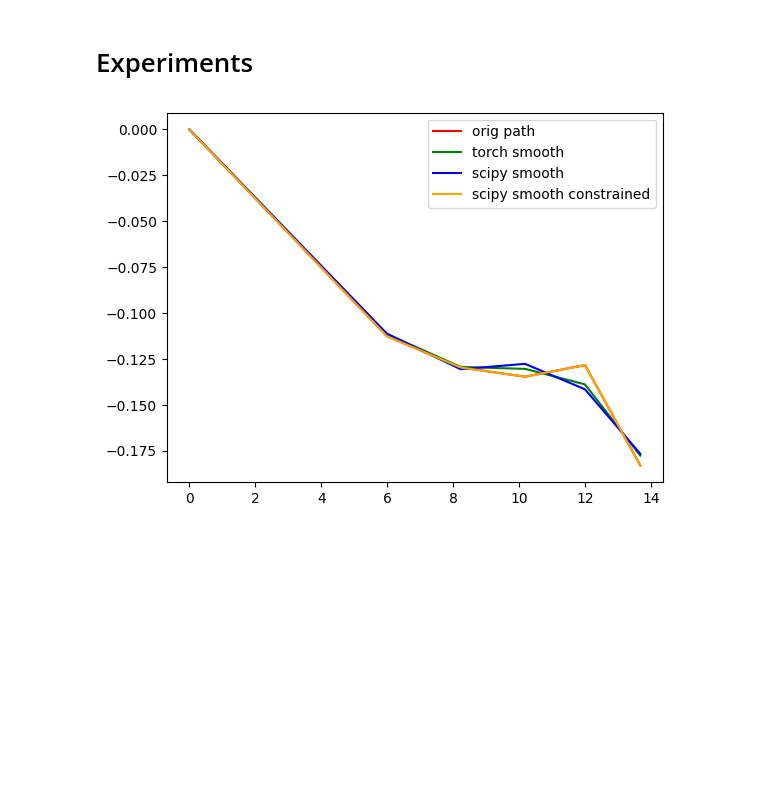
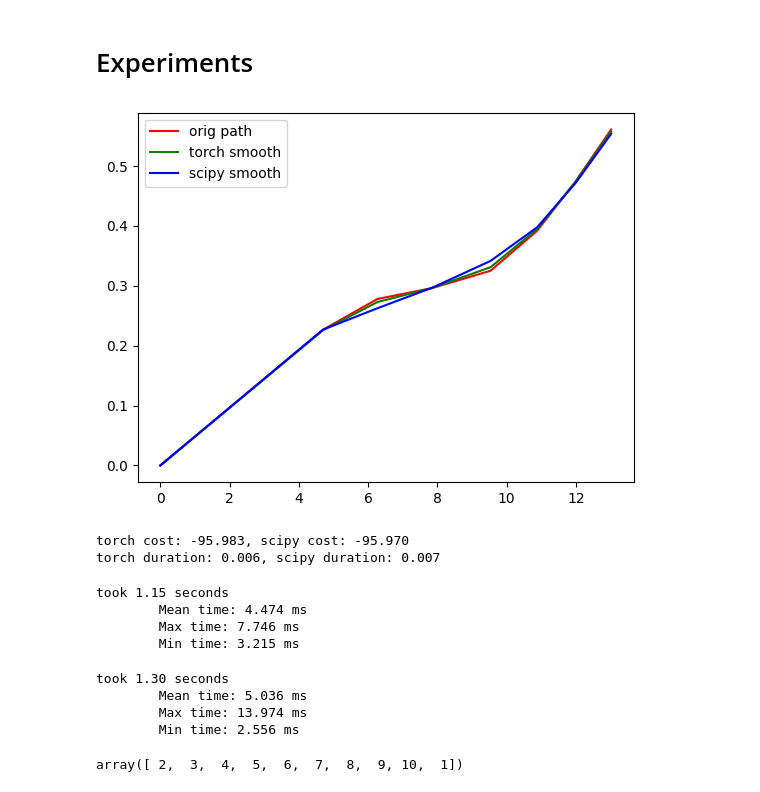
Before and after one commit to SnakeOnex/tinygrad, a Jupyter notebook: notebooks/planning_benchmarks.ipynb, the cells around one changed output. Saved outputs shown, nothing was run; the diff lists cells and outputs as text; code cells hidden in the pictures; blank space fills up the shorter version.

```diff
--- a/notebooks/planning_benchmarks.ipynb
+++ b/notebooks/planning_benchmarks.ipynb
@@ -339,15 +288,40 @@ def scipy_smooth(path, enable_constraints):
 # %%
-path, c = filter_path_records[30]
+path, c = filter_path_records[115]
 # path = david_planner.find_path(cones)
-torch_smoother_path,_ = torch_smooth(path)
-scipy_smooth_path_constrained,_ = scipy_smooth(path, enable_constraints=True)
-scipy_smooth_path,_ = scipy_smooth(path, enable_constraints=False)
-# plt.plot(c[:0], c[:,1], '.')
+torch_start = time.perf_counter()
+torch_smoother_path, torch_cost = path_smoothing.torch_smooth(path)
+torch_duration = time.perf_counter() - torch_start
+scipy_start = time.perf_counter()
+scipy_smooth_path,scipy_cost = path_smoothing.scipy_smooth(path)
+scipy_duration = time.perf_counter() - scipy_start
 plt.plot(path[:,0], path[:,1], '-', color='red' ,label='orig path')
 plt.plot(torch_smoother_path[:,0], torch_smoother_path[:,1], '-', color='green', label='torch smooth')
 plt.plot(scipy_smooth_path[:,0], scipy_smooth_path[:,1], '-', color='blue', label='scipy smooth')
-plt.plot(scipy_smooth_path_constrained[:,0], scipy_smooth_path_constrained[:,1], '-', color='orange', label='scipy smooth constrained')
 plt.legend()
 plt.show()
+print(f"torch cost: {torch_cost:.3f}, scipy cost: {scipy_cost:.3f}")
+print(f"torch duration: {torch_duration:.3f}, scipy duration: {scipy_duration:.3f}")
 # %% [output]
-[figure, old version]
+[figure, new version]
+torch cost: -95.983, scipy cost: -95.970
+torch duration: 0.006, scipy duration: 0.007
+# %%
+path_records = benchmark_path_planning_torch(find_path_fn=david_planner.find_path, smooth_fn=path_smoothing.torch_smooth)
+# %% [output]
+took 1.15 seconds
+        Mean time: 4.474 ms
+        Max time: 7.746 ms
+        Min time: 3.215 ms
+# %%
+path_records = benchmark_path_planning_torch(find_path_fn=david_planner.find_path, smooth_fn=path_smoothing.scipy_smooth)
+# %% [output]
+took 1.30 seconds
+        Mean time: 5.036 ms
+        Max time: 13.974 ms
+        Min time: 2.556 ms
+# %%
+points = np.array([1,2,3,4,5,6,7,8,9,10])
+shift_left = np.roll(points, shift=-1, axis=0)
+shift_left
+# %% [output]
+array([ 2,  3,  4,  5,  6,  7,  8,  9, 10,  1])
```
Also changed, not shown: parts of 11 cells of this notebook, 7 other files.
